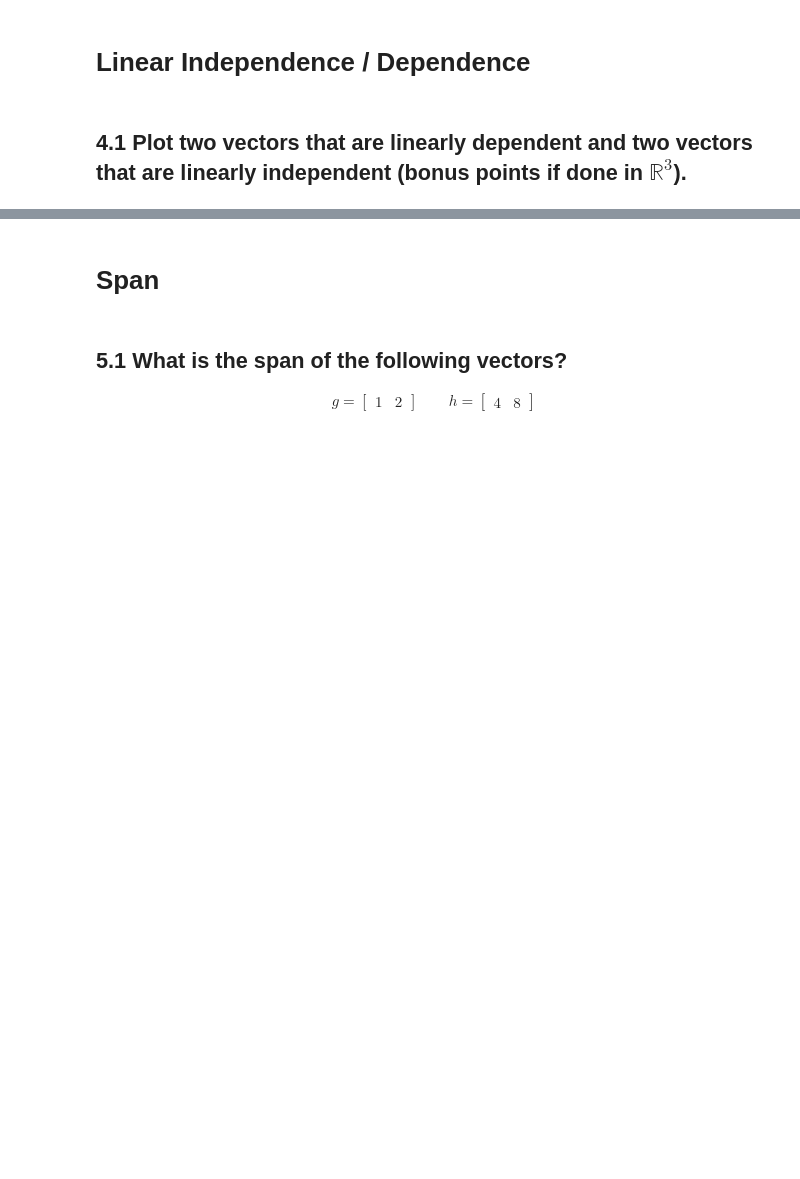
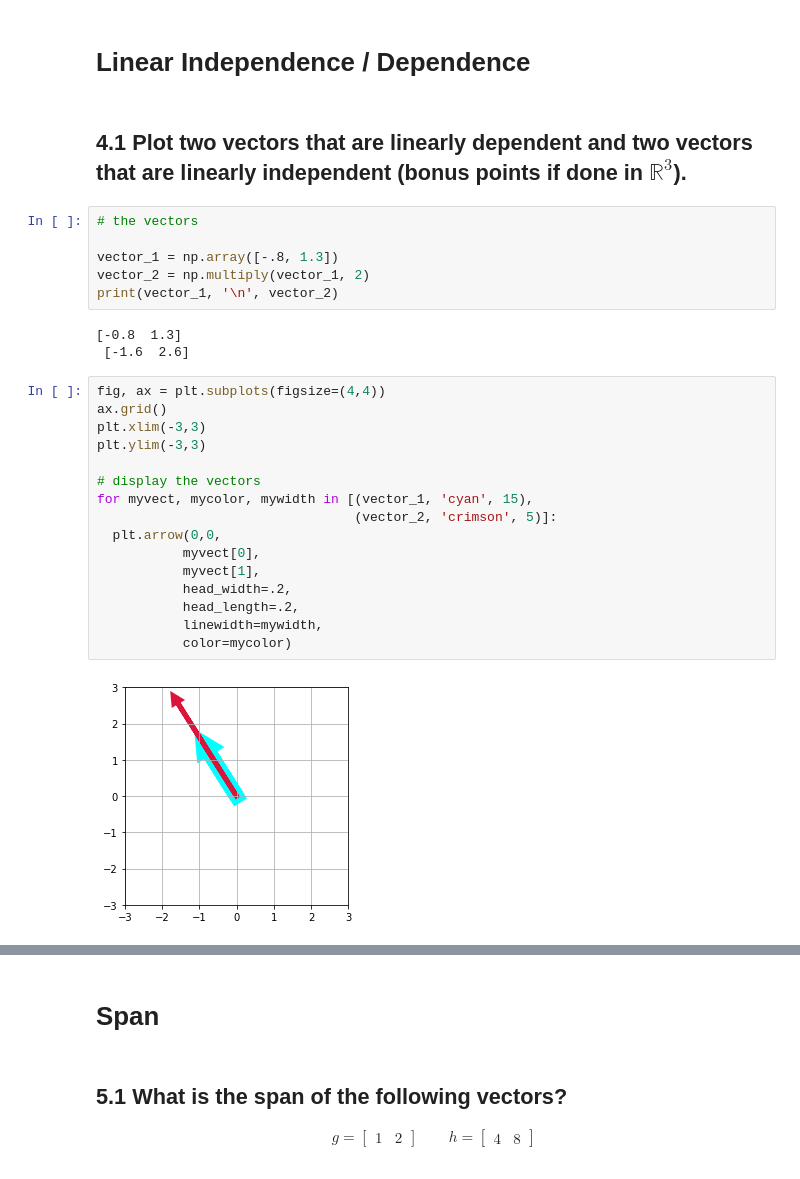
Before and after one commit to bjornlestrud/DS-Unit-1-Sprint-3-Linear-Algebra, a Jupyter notebook: Bjorn_LS_DS_132_Intermediate_Linear_Algebra_Assignment.ipynb, the cells around one changed output, grey strips where cells are left out. Cells and saved outputs as stored; diff of their text form; blank space fills up the shorter version.

```diff
--- a/Bjorn_LS_DS_132_Intermediate_Linear_Algebra_Assignment.ipynb
+++ b/Bjorn_LS_DS_132_Intermediate_Linear_Algebra_Assignment.ipynb
@@ -217,3 +282,30 @@ f = \begin{bmatrix} 4 & 12 & 11 & 9 & 2 \end{bmatrix}
 # Linear Independence / Dependence
 # %% [markdown]
 ## 4.1 Plot two vectors that are linearly dependent and two vectors that are linearly independent (bonus points if done in $\mathbb{R}^3$).
+# %%
+# the vectors
+
+vector_1 = np.array([-.8, 1.3])
+vector_2 = np.multiply(vector_1, 2)
+print(vector_1, '\n', vector_2)
+# %% [output]
+[-0.8  1.3]
+ [-1.6  2.6]
+# %%
+fig, ax = plt.subplots(figsize=(4,4))
+ax.grid()
+plt.xlim(-3,3)
+plt.ylim(-3,3)
+
+# display the vectors
+for myvect, mycolor, mywidth in [(vector_1, 'cyan', 15),
+                                 (vector_2, 'crimson', 5)]:
+  plt.arrow(0,0,
+           myvect[0],
+           myvect[1],
+           head_width=.2,
+           head_length=.2,
+           linewidth=mywidth,
+           color=mycolor)
+# %% [output]
+[figure, added]
```
Also changed, not shown: parts of 22 cells of this notebook.
